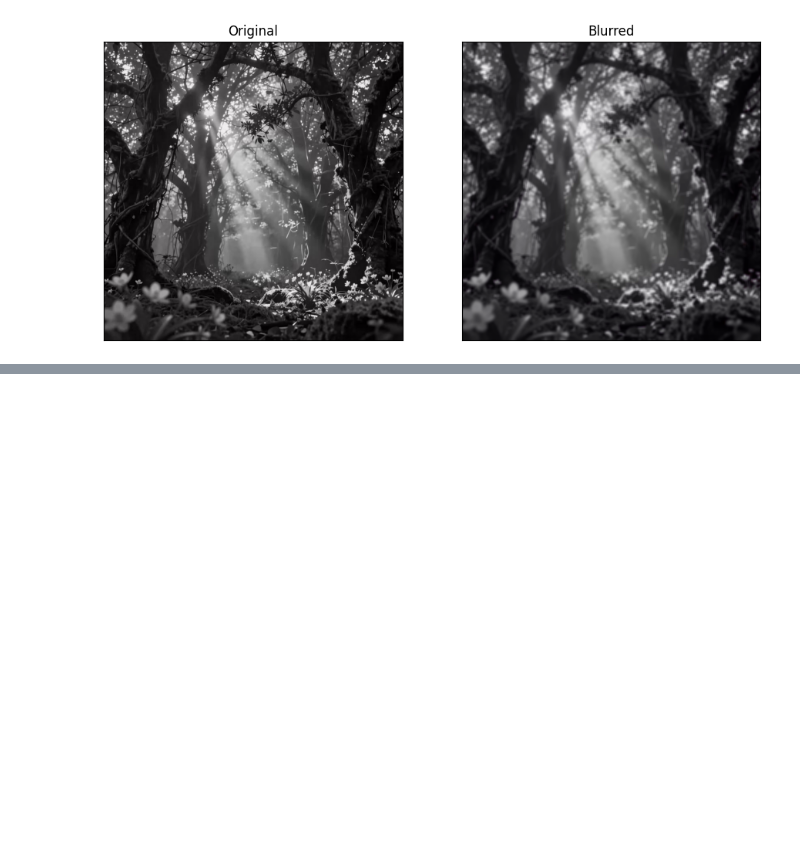
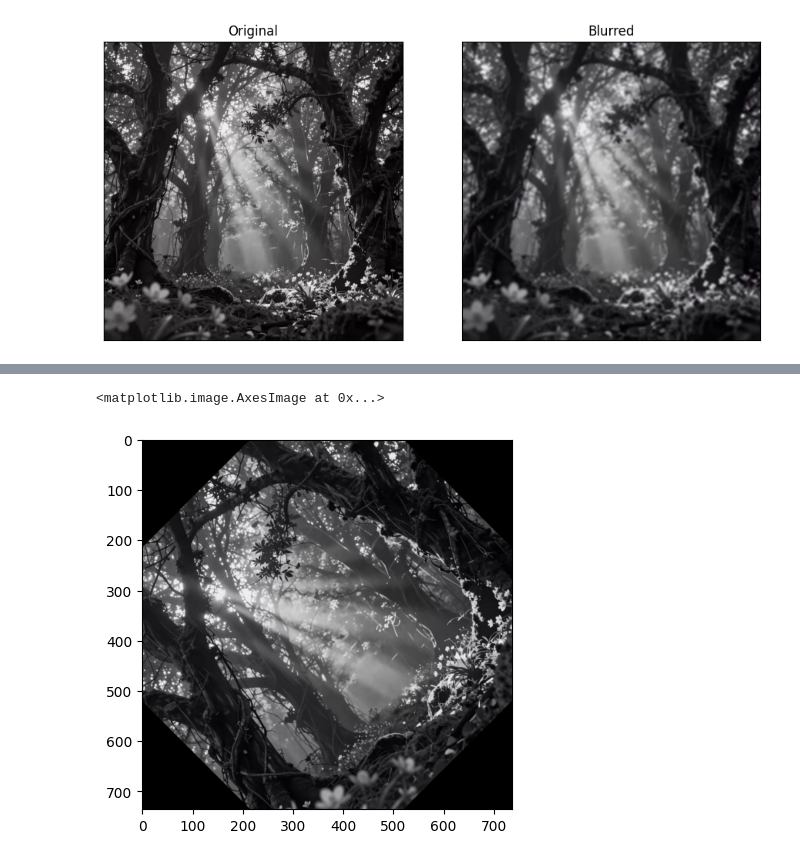
Before and after one commit to Amreen9/Machine-Learning-, a Jupyter notebook: Open_cv_basics.ipynb, the cells around one changed output, grey strips where cells are left out. Cells and saved outputs as stored; diff of their text form; code cells hidden in the pictures; blank space fills up the shorter version.

```diff
--- a/Open_cv_basics.ipynb
+++ b/Open_cv_basics.ipynb
@@ -65,0 +81,8 @@ plt.show()
+# %%
+#rotate
+m=cv2.getRotationMatrix2D((width/2,height/2),45,1)
+rotated=cv2.warpAffine(image,m,(width,height))
+plt.imshow(rotated)
+# %% [output]
+<matplotlib.image.AxesImage at 0x...>
+[figure, added]
```
Also changed, not shown: parts of 3 cells of this notebook.
